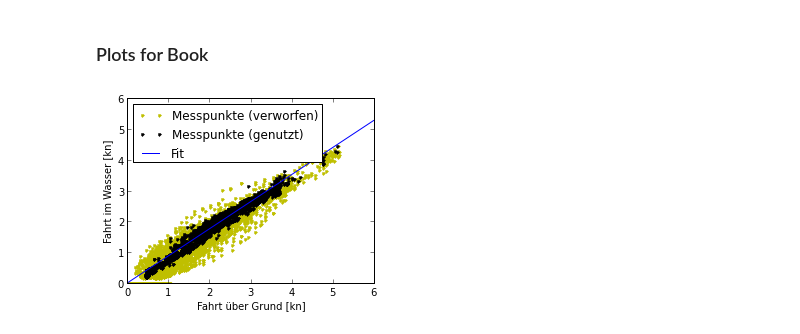
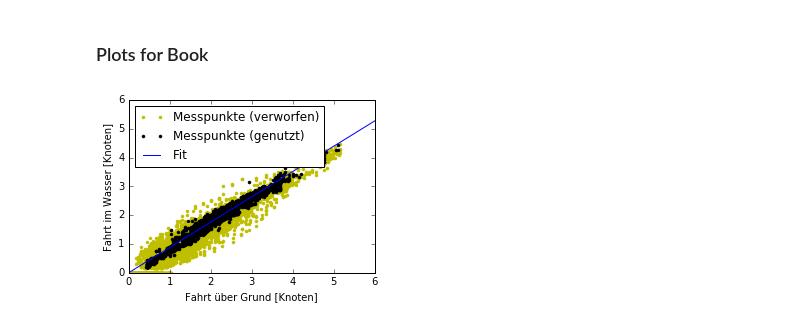
Before and after one commit to Roemerschiff/NX2, a Jupyter notebook: analysis/BSPcorrection.ipynb, the cells around one changed output. Drawn from its saved outputs; the diff is of its cells as text; code cells hidden in the pictures.

Commit message:
notebooks with changed with plots for submission

```diff
--- a/analysis/BSPcorrection.ipynb
+++ b/analysis/BSPcorrection.ipynb
@@ -19,6 +23,7 @@ from utils import date_from_filename
 Set path to the local datafiles
 # %%
 db_path = '/home/moritz/Dropbox/'
+db_path = '/melkor/d1/guenther/Dropbox/'
 
 datapath = os.path.join(db_path, 'NX2/')
 plotpath = os.path.join(db_path, 'NX2/2013/')
@@ -499,16 +466,16 @@ So, from this analysis, we see that the following correction factors should be u
 # %%
 data = dat12[4]
 fit, ind = data.fit_BSP_corr()
 
 fig = plt.figure(figsize=(4,3))
 ax = fig.add_subplot(111)
 ax.plot(data.SOG[~ind], data.BSP[~ind], 'y.', label = 'Messpunkte (verworfen)')
 ax.plot(data.SOG[ind], data.BSP[ind],'k.', label = 'Messpunkte (genutzt)')
 ax.plot(plt.xlim(), fit.beta * plt.xlim(), label = 'Fit')
 ax.legend(loc = 'upper left')
-ax.set_xlabel(u'Fahrt über Grund [kn]')
-ax.set_ylabel('Fahrt im Wasser [kn]')
-fig.subplots_adjust(top=0.98, right=0.98)
-fig.savefig(os.path.join(plotpath,'Logkalibration.png'))
+ax.set_xlabel(u'Fahrt über Grund [Knoten]')
+ax.set_ylabel('Fahrt im Wasser [Knoten]')
+fig.subplots_adjust(top=0.95, right=0.98, bottom=0.15)
+fig.savefig(os.path.join(plotpath,'Logkalibration.pdf'), transparent=True)
 # %% [output]
-[figure, old version]
+[figure, new version]
```
Also changed, not shown: parts of 22 cells of this notebook, 3 other files.
